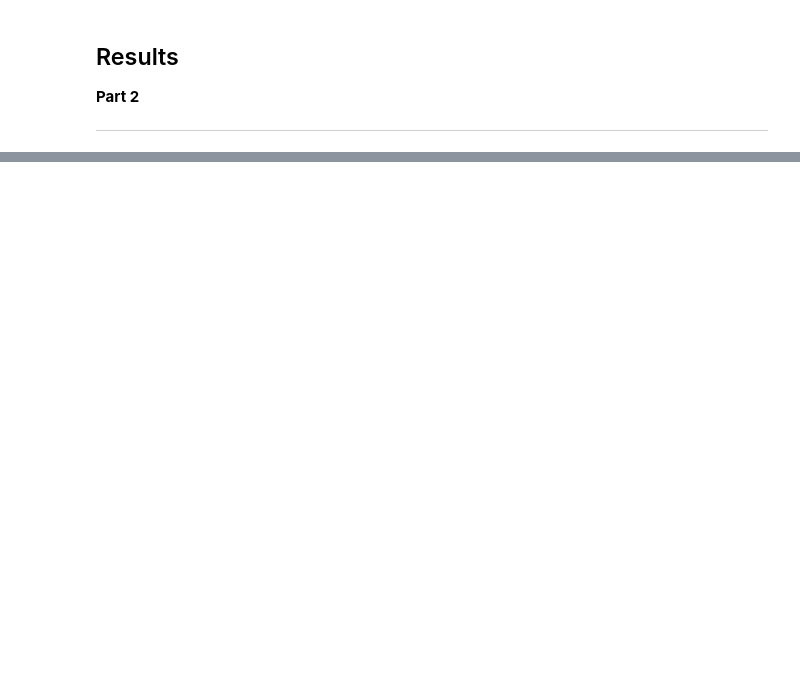
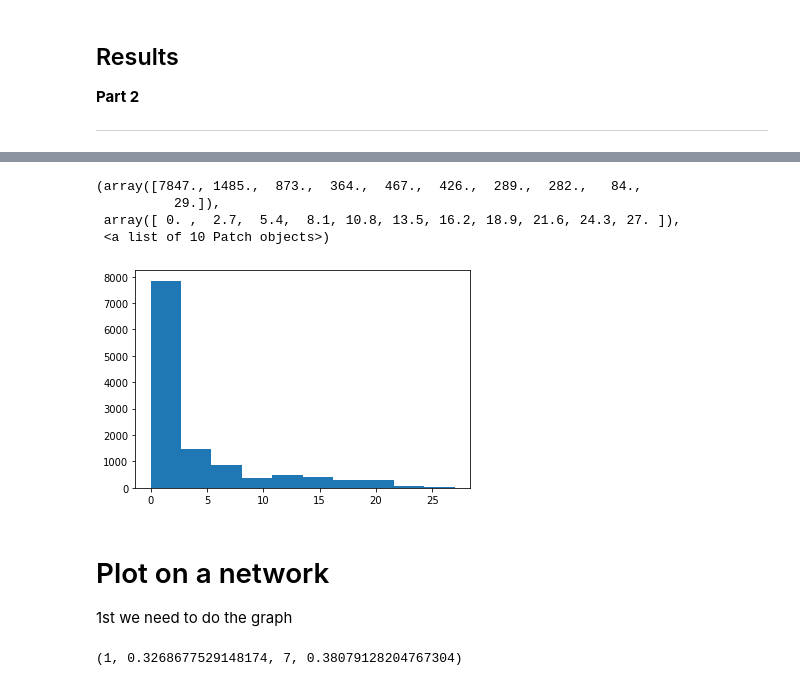
Before and after one commit to edgeofchaos42/ComplexityExplorer, a Jupyter notebook: Session_18_Data_Collector_agent.ipynb, the cells around one changed output, grey strips where cells are left out. Saved outputs shown, nothing was run; the diff lists cells and outputs as text; code cells hidden in the pictures; blank space fills up the shorter version.

```diff
--- a/Session_18_Data_Collector_agent.ipynb
+++ b/Session_18_Data_Collector_agent.ipynb
@@ -621,0 +625,15 @@ plt.bar(results.index, results["Trade volume"])
+# %%
+network_hist = [len(trade) for  trade in list(agent_results["Trade_Network"])]
+
+plt.hist(network_hist)
+#
+# %% [output]
+(array([7847., 1485.,  873.,  364.,  467.,  426.,  289.,  282.,   84.,
+          29.]),
+ array([ 0. ,  2.7,  5.4,  8.1, 10.8, 13.5, 16.2, 18.9, 21.6, 24.3, 27. ]),
+ <a list of 10 Patch objects>)
+[figure, added]
+# %% [markdown]
+# Plot on a network
+
+1st we need to do the graph
@@ -621,0 +650,4 @@ plt.bar(results.index, results["Trade volume"])
+# %%
+nx.node_connectivity(G), nx.average_clustering(G), nx.diameter(G), nx.global_efficiency(G)
+# %% [output]
+(1, 0.3268677529148174, 7, 0.38079128204767304)
```
Also changed, not shown: parts of 17 cells of this notebook.
